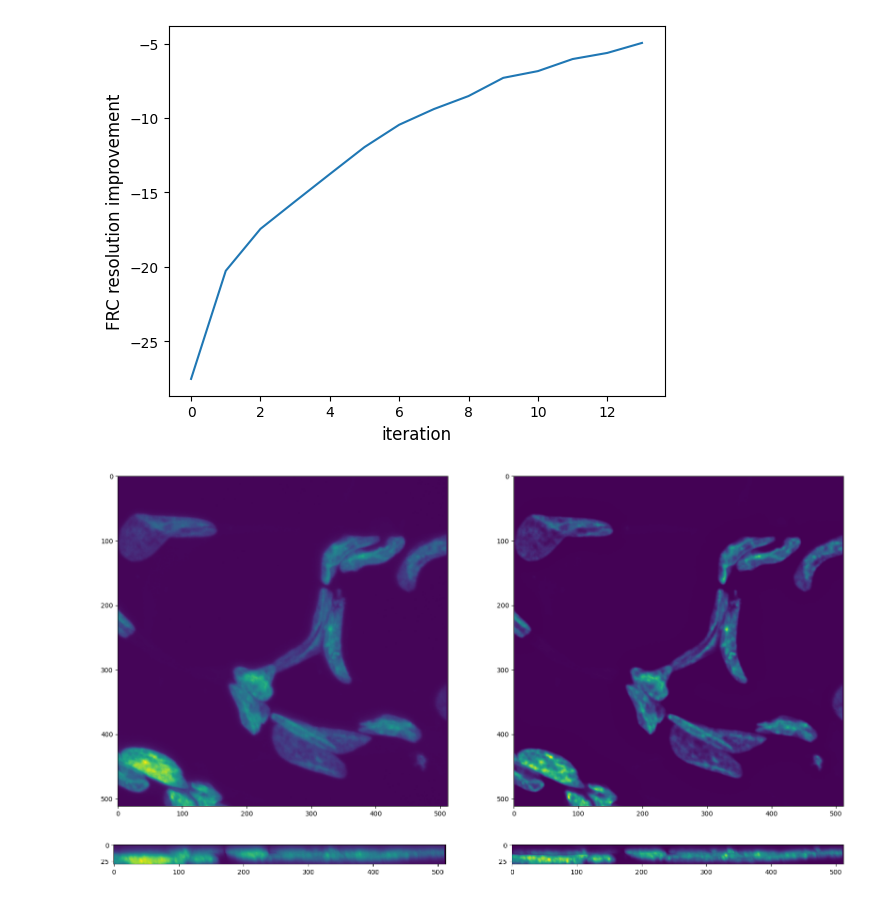
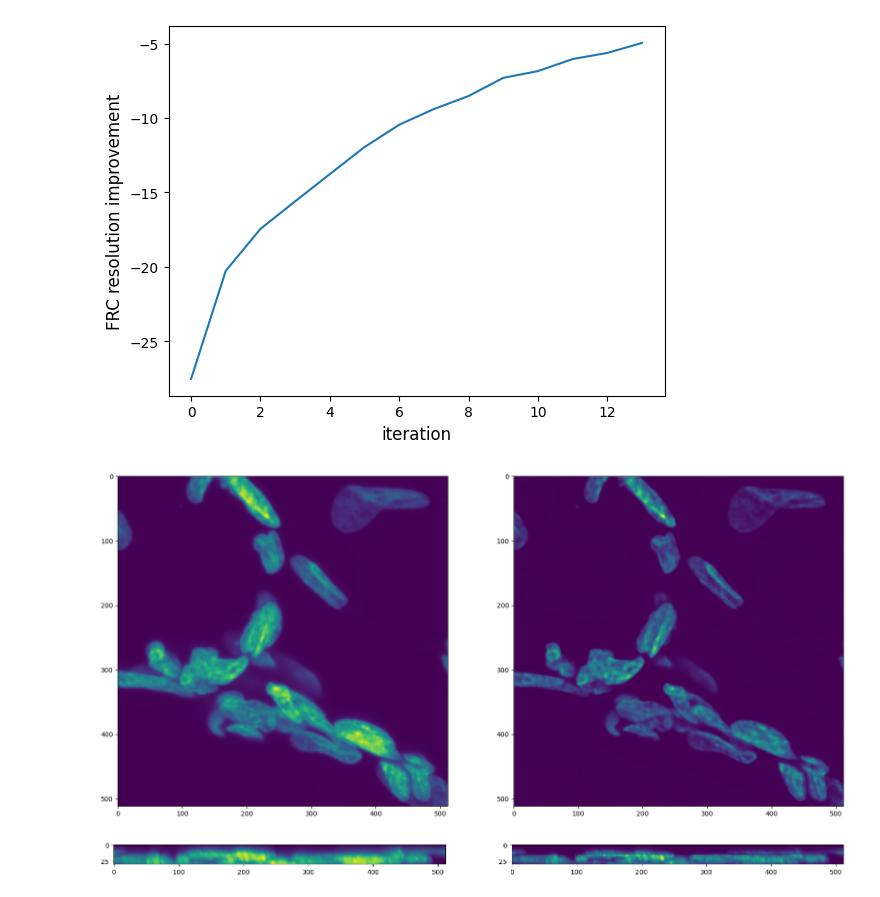
Before and after one commit to alxndrkalinin/cubic, a Jupyter notebook: examples/notebooks/deconvolution_iterations.ipynb, the cells around one changed output. Cells and saved outputs as stored; diff of their text form; code cells hidden in the pictures.

```diff
--- a/examples/notebooks/deconvolution_iterations.ipynb
+++ b/examples/notebooks/deconvolution_iterations.ipynb
@@ -200,9 +247,42 @@ def frc_resolution_difference(image1, image2, bin_delta=3, spacing=1.0, backend=
+# %%
+def resolution_difference(image1, image2, *, method="frc", spacing=None, **kwargs):
+    """Return (image2_res - image1_res). Negative => improvement.
+
+    Uses middle Z slice; converts to nm if spacing is provided.
+    """
+    if spacing is not None and isinstance(spacing, (int, float)):
+        spacing2d = (float(spacing), float(spacing))
+    elif spacing is not None and len(spacing) == 3:
+        spacing2d = (spacing[1], spacing[2])  # (dy, dx) for XY slice
+    else:
+        spacing2d = spacing
+
+    mid = image1.shape[0] // 2
+
+    if method == "frc":
+        # FRC params: bin_delta, backend
+        frc_kwargs = {k: v for k, v in kwargs.items() if k in ("bin_delta", "backend")}
+        r1 = frc_resolution(image1[mid], spacing=spacing2d, **frc_kwargs)
+        r2 = frc_resolution(image2[mid], spacing=spacing2d, **frc_kwargs)
+    else:  # dcr
+        # DCR params: num_radii, num_highpass, sigma_range
+        dcr_kwargs = {
+            k: v
+            for k, v in kwargs.items()
+            if k in ("num_radii", "num_highpass", "sigma_range")
+        }
+        r1 = dcr_resolution(image1[mid], spacing=spacing2d, **dcr_kwargs)
+        r2 = dcr_resolution(image2[mid], spacing=spacing2d, **dcr_kwargs)
+
+    diff = r2 - r1
+    return diff * 1000.0 if spacing is not None else diff
 # %%
 frc_thresh_iter, frc_resolution_results = deconv_iter_num_finder(
     image,
     psf,
-    metric_fn=frc_resolution_difference,
+    metric_fn=resolution_difference,
     metric_kwargs={
+        "method": "frc",
         "bin_delta": 3,
         "spacing": scale_xy,
         "backend": "hist",
@@ -240,17 +320,17 @@ plt.show()
 # %% [output]
 [figure]
 # %%
-patch = slice(0, image.shape[0]), slice(1024, 1024 + 512), slice(2048, 2048 + 512)
+patch = astrocyte_cell_region_crop(image.shape, 512)
 deconv_image = frc_resolution_results[frc_thresh_iter]["iter_image"]
 
 fig, axes = plt.subplots(1, 2, figsize=(20, 10))
 axes[0].imshow(asnumpy(image[patch].max(0)))
 axes[1].imshow(asnumpy(deconv_image[patch].max(0)))
 plt.show()
 fig, axes = plt.subplots(1, 2, figsize=(20, 10))
 axes[0].imshow(asnumpy(image[patch].max(1)))
 axes[1].imshow(asnumpy(deconv_image[patch].max(1)))
 plt.show()
 # %% [output]
-[figure, old version]
+[figure, new version]
-[figure, old version]
+[figure, new version]
```
Also changed, not shown: parts of 25 cells of this notebook.
